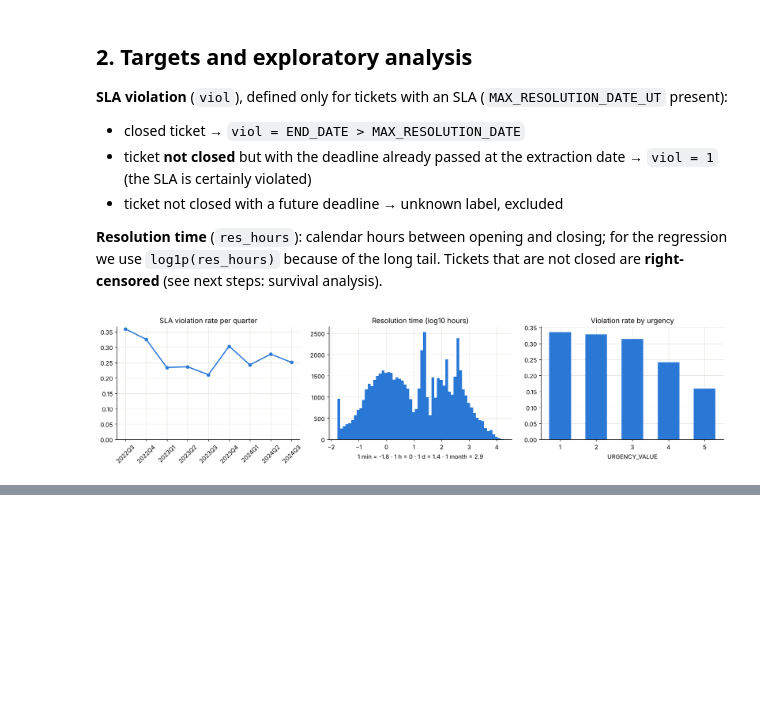
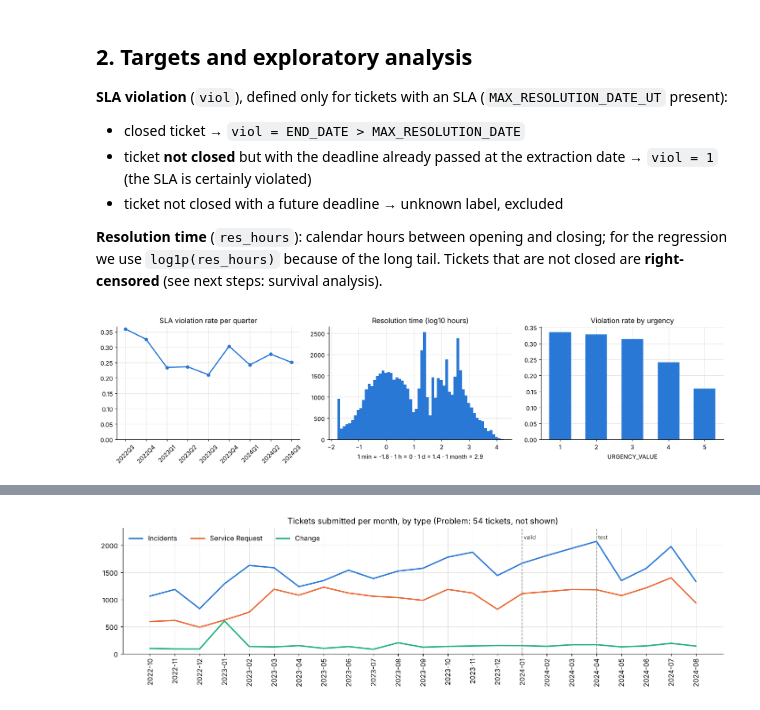
Before and after one commit to peruccalice/Data-Science-Seminars-and-Challenge, a Jupyter notebook: coding/SLA_00_exploratory.ipynb, the cells around one changed output, grey strips where cells are left out. Saved outputs shown, nothing was run; the diff lists cells and outputs as text; code cells hidden in the pictures; blank space fills up the shorter version.

```diff
--- a/coding/SLA_00_exploratory.ipynb
+++ b/coding/SLA_00_exploratory.ipynb
@@ -280,0 +353,17 @@ plt.tight_layout(); plt.show()
+# %%
+# Monthly volume by ticket type (the first and last months are partial and are dropped)
+m = df.groupby([df["SUBMIT_DATE_UT"].dt.to_period("M"), "SD_CATALOG_PATH_EN"]).size().unstack(fill_value=0)
+m = m.iloc[1:-1]
+fig, ax = plt.subplots(figsize=(13, 3.8))
+for cat, col in [("Incidents", BLUE), ("Service Request", ORANGE), ("Change", AQUA)]:
+    ax.plot(m.index.astype(str), m[cat], color=col, lw=2, label=cat)
+ax.axvline(str(TEST_START.to_period("M")), color=GRAY, lw=1, ls="--")
+ax.axvline(str(VALID_START.to_period("M")), color=GRAY, lw=1, ls="--")
+ax.text(str(VALID_START.to_period("M")), m.values.max() * 1.02, " valid", fontsize=8, color=INK)
+ax.text(str(TEST_START.to_period("M")), m.values.max() * 1.02, " test", fontsize=8, color=INK)
+ax.set_title("Tickets submitted per month, by type (Problem: 54 tickets, not shown)")
+ax.set_ylim(0, m.values.max() * 1.12); ax.tick_params(axis="x", rotation=90)
+ax.legend(frameon=False, ncol=3, loc="upper left")
+plt.tight_layout(); plt.show()
+# %% [output]
+[figure, added]
```
Also changed, not shown: parts of 22 cells of this notebook.
